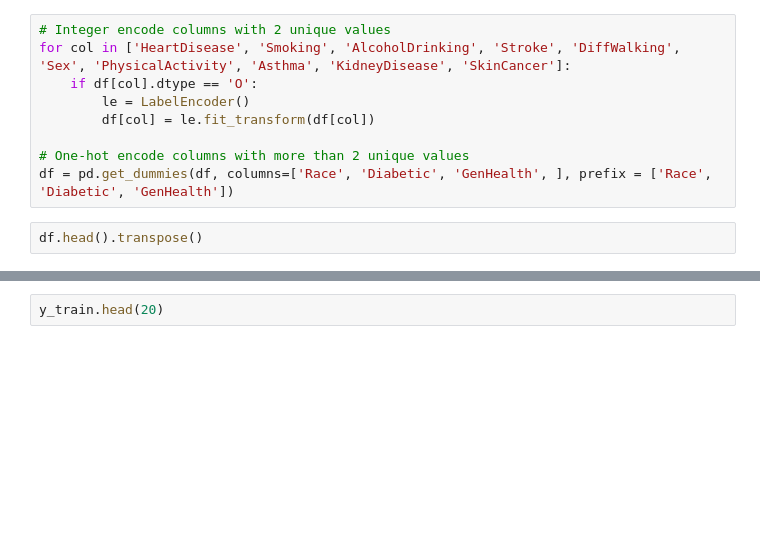
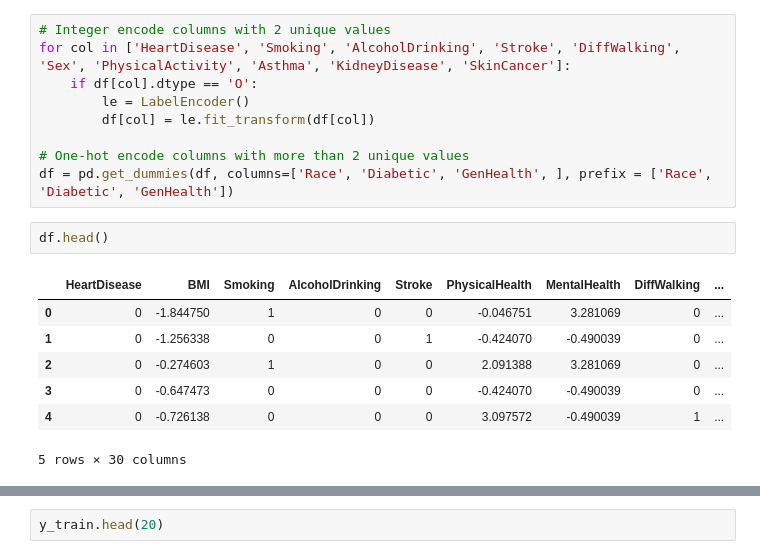
Before and after one commit to flori567/QIT_Ausarbeitung, a Jupyter notebook: heart_attack_prediction.ipynb, the cells around one changed output, grey strips where cells are left out. Cells and saved outputs as stored; diff of their text form; blank space fills up the shorter version.

```diff
--- a/heart_attack_prediction.ipynb
+++ b/heart_attack_prediction.ipynb
@@ -627,6 +609,14 @@ for col in ['HeartDisease', 'Smoking', 'AlcoholDrinking', 'Stroke', 'DiffWalking
 # One-hot encode columns with more than 2 unique values
 df = pd.get_dummies(df, columns=['Race', 'Diabetic', 'GenHealth', ], prefix = ['Race', 'Diabetic', 'GenHealth'])
 # %%
-df.head().transpose()
+df.head()
+# %% [output]
+|  | HeartDisease | BMI | Smoking | AlcoholDrinking | Stroke | PhysicalHealth | MentalHealth | DiffWalking | ... |
+| 0 | 0 | -1.844750 | 1 | 0 | 0 | -0.046751 | 3.281069 | 0 | ... |
+| 1 | 0 | -1.256338 | 0 | 0 | 1 | -0.424070 | -0.490039 | 0 | ... |
+| 2 | 0 | -0.274603 | 1 | 0 | 0 | 2.091388 | 3.281069 | 0 | ... |
+| 3 | 0 | -0.647473 | 0 | 0 | 0 | -0.424070 | -0.490039 | 0 | ... |
+| 4 | 0 | -0.726138 | 0 | 0 | 0 | 3.097572 | -0.490039 | 1 | ... |
+5 rows × 30 columns
 # %% [markdown]
 Nach Anwendung des OneHotEncoding gibt es neue Spalten wie z.B. die Spalte **Race_White**, die die Ausprägungen 0 und 1 besitzt. Für alle kategorischen Werte der Spalten 'Race', 'Diabetic' und 'GenHealth' gibt es nun eine dedizierte Spalte mit den Werte 0 und 1.
```
Also changed, not shown: parts of 25 cells of this notebook.
